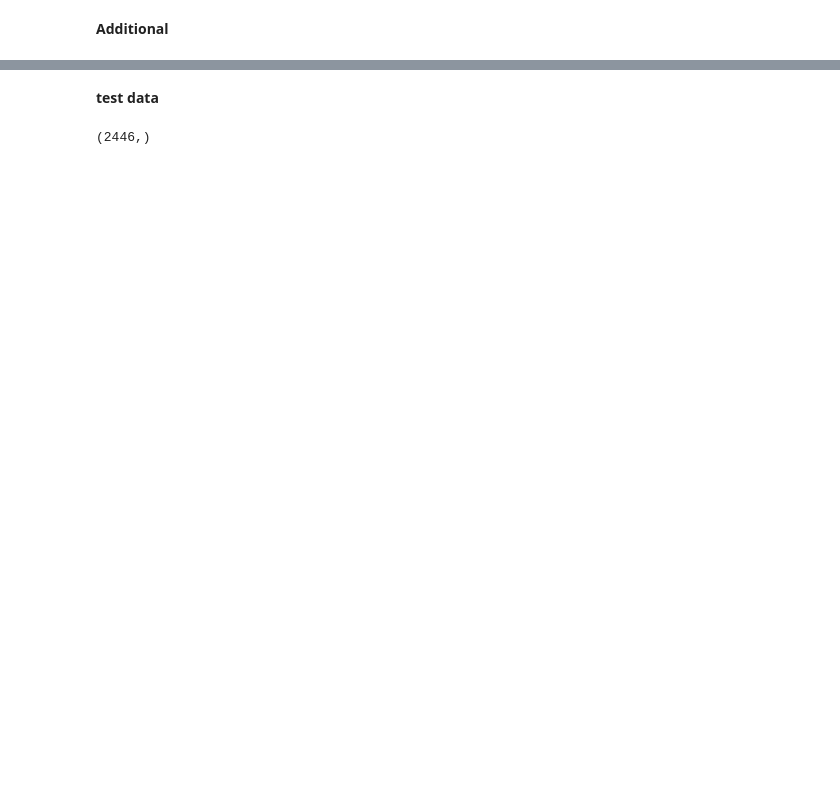
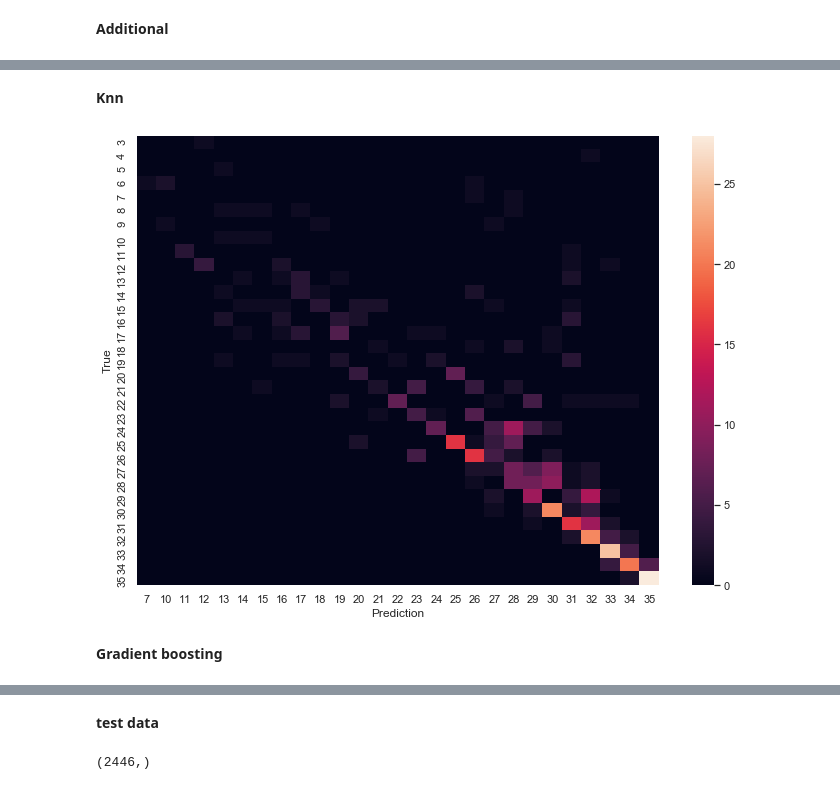
Before and after one commit to miguelmayhem92/InvoiceClass_prediction, a Jupyter notebook: Research_env/PIC_pipeline.ipynb, the cells around one changed output, grey strips where cells are left out. Saved outputs shown, nothing was run; the diff lists cells and outputs as text; code cells hidden in the pictures; blank space fills up the shorter version.

```diff
--- a/Research_env/PIC_pipeline.ipynb
+++ b/Research_env/PIC_pipeline.ipynb
@@ -148,0 +250,5 @@ category_prediction_pipeline = Pipeline([
+# %%
+%%time
+knn_search =  GridSearchCV(knn_pipeline, param_grid = knn_parameters, cv = cv_setting,
+                           scoring = 'accuracy', n_jobs = n_jobs_cv, error_score="raise")
+knn_search.fit(X_train, y_train)
@@ -148,0 +335,19 @@ category_prediction_pipeline = Pipeline([
+# %% [markdown]
+<b> Knn
+# %%
+y_val_pred = knn_search.predict(X_val)
+# %%
+data_contrast = {
+    'True': y_val,
+    'Prediction': y_val_pred
+}
+data_contrast = pd.DataFrame(data_contrast).reset_index(drop = True).reset_index()
+# %%
+confusion_matrix = data_contrast.pivot_table(index = 'True', columns = 'Prediction', aggfunc = 'count', values= 'index').fillna(0)
+# %%
+sns.set(rc={'figure.figsize':(11.7,8.27)})
+ax = sns.heatmap(confusion_matrix)
+# %% [output]
+[figure, added]
+# %% [markdown]
+<b> Gradient boosting
```
Also changed, not shown: parts of 72 cells of this notebook, 43 other files.
